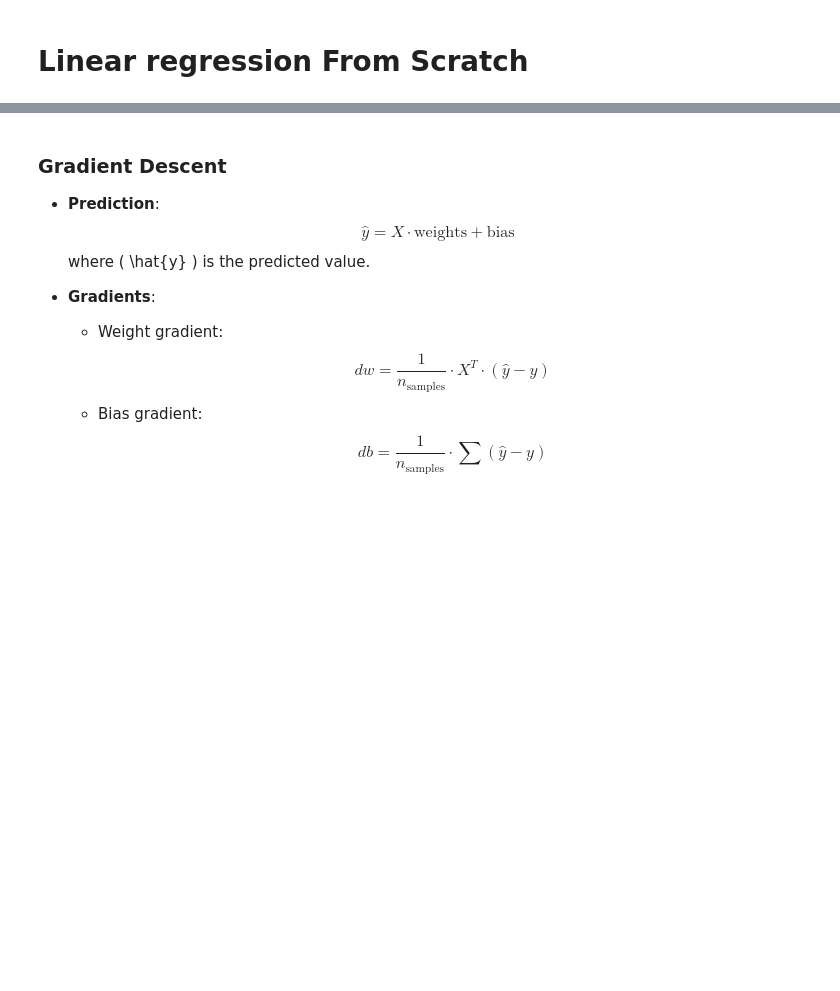
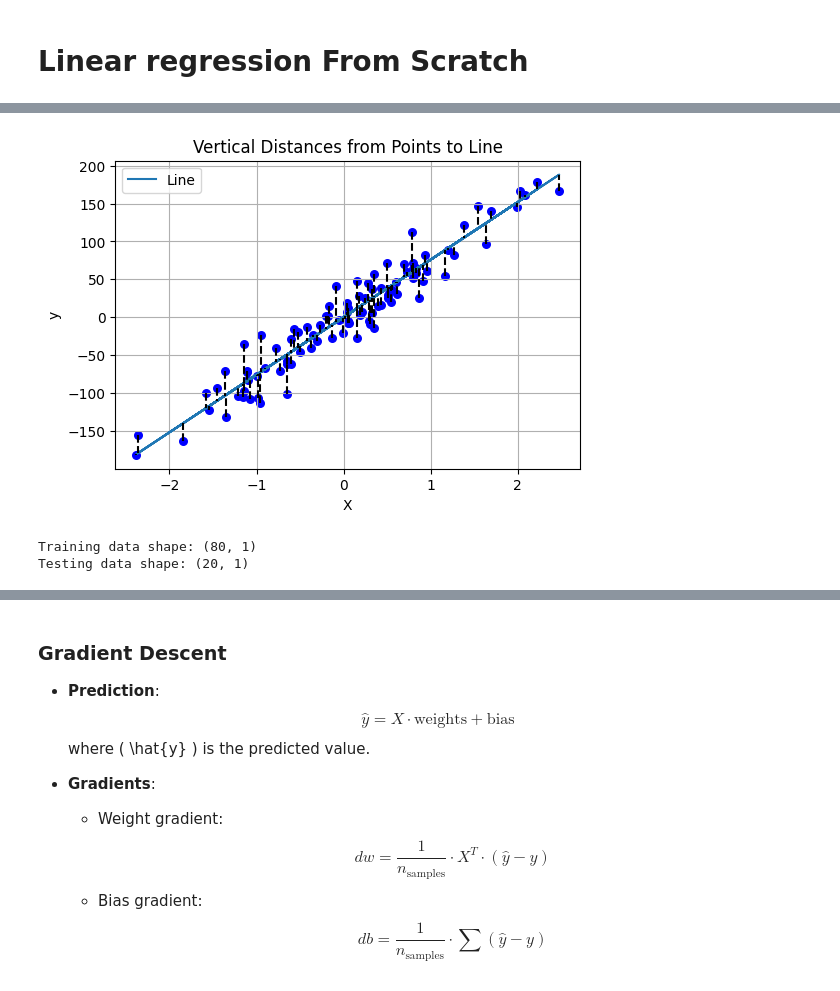
Before and after one commit to barzansaeedpour/foundations-of-machine-learning, a Jupyter notebook: 02_Supervised Learning/01_regression/01_linear_regression_from_scratch.ipynb, the cells around one changed output, grey strips where cells are left out. Drawn from its saved outputs; the diff is of its cells as text; code cells hidden in the pictures; blank space fills up the shorter version.

```diff
--- a/02_Supervised Learning/01_regression/01_linear_regression_from_scratch.ipynb
+++ b/02_Supervised Learning/01_regression/01_linear_regression_from_scratch.ipynb
@@ -14,3 +22,39 @@ X_train, X_test, y_train, y_test = train_test_split(X, y, test_size=0.2, random_
+# %%
+
+w = weight
+
+# Function to calculate the y-coordinate on the line for w given x
+def y_on_line(w, bias, x):
+    return (w*x + bias)
+
+# Plot the line
+
+y_vals = (w*X + bias)
+plt.figure(figsize=(6,4))
+plt.plot(X, y_vals, label='Line')
+
+for x_point, y_point in zip(X,y):
+    x_point = x_point[0]
+    y_line = y_on_line(w, bias, x_point)
+
+    plt.scatter(x_point, y_point, color = "b", marker = "o", s = 30)
+    plt.plot([x_point, x_point], [y_point, y_line], 'k--')  # Dashed vertical line for the distance
+
+plt.xlabel('X')
+plt.ylabel('y')
+plt.legend()
+plt.title('Vertical Distances from Points to Line')
+plt.grid(True)
+plt.show()
+# %% [output]
+[figure, added]
+# %%
+X_train, X_test, y_train, y_test = train_test_split(X, y, test_size=0.2, random_state=1234)
+print(f"Training data shape: {X_train.shape}")
+print(f"Testing data shape: {X_test.shape}")
+# %% [output]
+Training data shape: (80, 1)
+Testing data shape: (20, 1)
 # %%
 fig = plt.figure(figsize=(8,6))
 plt.scatter(X_train[:, 0], y_train, color = "b", marker = "o", s = 30, label='Train Data')
```
Also changed, not shown: parts of 13 cells of this notebook.
